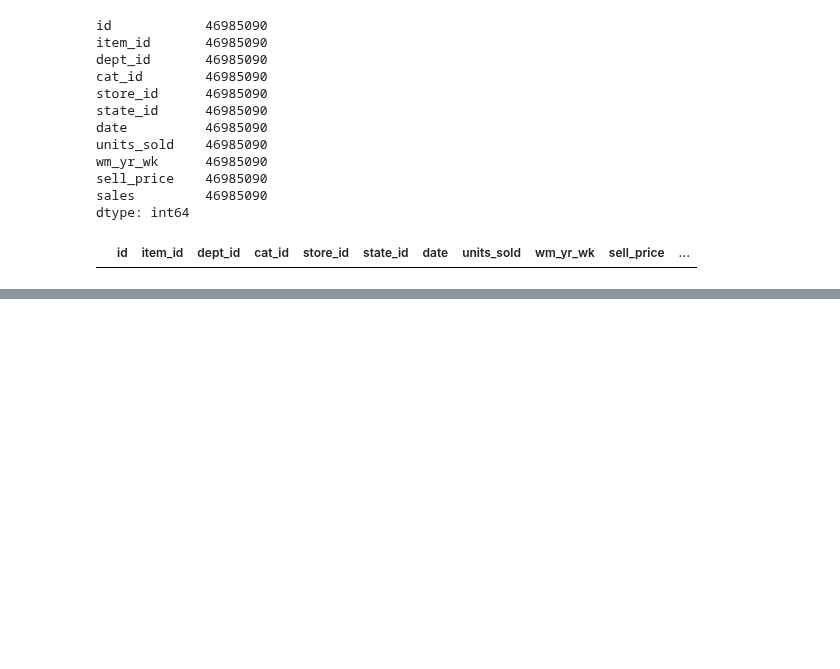
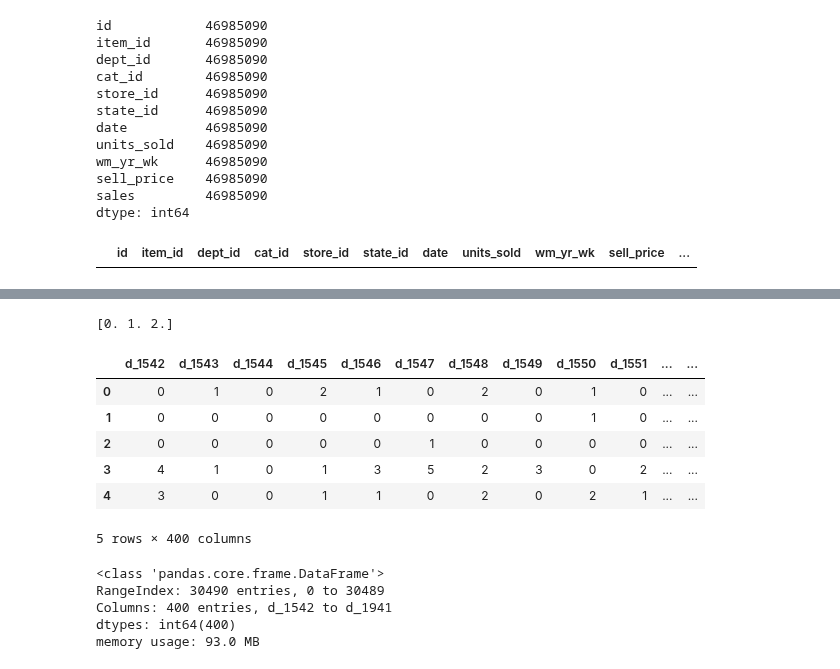
Before and after one commit to kirandas-dev/retail-analytics, a Jupyter notebook: American_Retail_Sales/notebooks/data_merge.ipynb, the cells around one changed output, grey strips where cells are left out. Saved outputs shown, nothing was run; the diff lists cells and outputs as text; code cells hidden in the pictures; blank space fills up the shorter version.

```diff
--- a/American_Retail_Sales/notebooks/data_merge.ipynb
+++ b/American_Retail_Sales/notebooks/data_merge.ipynb
@@ -352,0 +419,5 @@ combined_data.to_csv(save_path, index=False)
+# %%
+unique_event_counts = combined_data_with_events['event_count'].unique()
+print(unique_event_counts)
+# %% [output]
+[0. 1. 2.]
@@ -352,0 +431,21 @@ combined_data.to_csv(save_path, index=False)
+# %%
+df = pd.read_csv('../data/raw/sales_test.csv', low_memory=False)
+df_1 = pd.read_csv('../data/raw/sales_train.csv', low_memory=False)
+# %%
+df.head()
+# %% [output]
+|  | d_1542 | d_1543 | d_1544 | d_1545 | d_1546 | d_1547 | d_1548 | d_1549 | d_1550 | d_1551 | ... | ... |
+| 0 | 0 | 1 | 0 | 2 | 1 | 0 | 2 | 0 | 1 | 0 | ... | ... |
+| 1 | 0 | 0 | 0 | 0 | 0 | 0 | 0 | 0 | 1 | 0 | ... | ... |
+| 2 | 0 | 0 | 0 | 0 | 0 | 1 | 0 | 0 | 0 | 0 | ... | ... |
+| 3 | 4 | 1 | 0 | 1 | 3 | 5 | 2 | 3 | 0 | 2 | ... | ... |
+| 4 | 3 | 0 | 0 | 1 | 1 | 0 | 2 | 0 | 2 | 1 | ... | ... |
+5 rows × 400 columns
+# %%
+df.info()
+# %% [output]
+<class 'pandas.core.frame.DataFrame'>
+RangeIndex: 30490 entries, 0 to 30489
+Columns: 400 entries, d_1542 to d_1941
+dtypes: int64(400)
+memory usage: 93.0 MB
```
Also changed, not shown: parts of 27 cells of this notebook, 2 other files.
